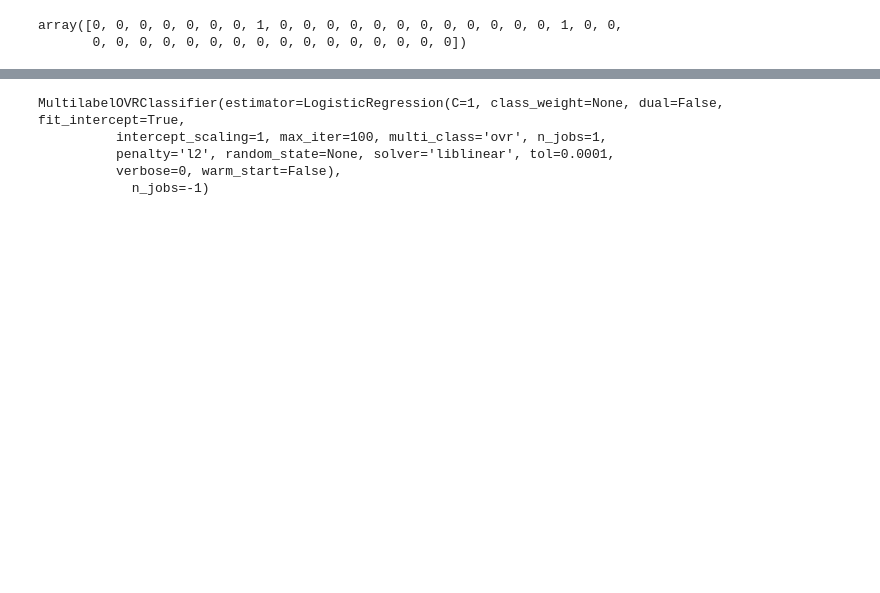
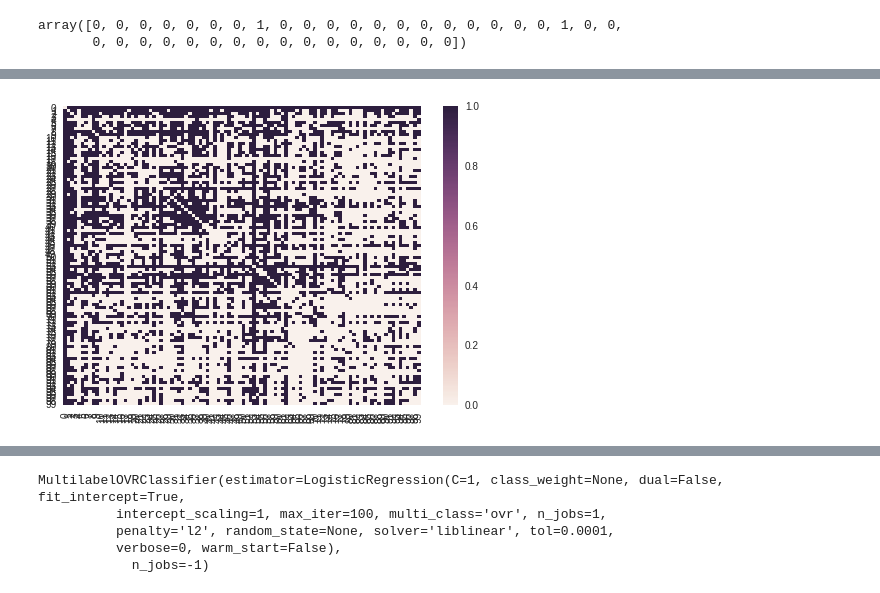
Before and after one commit to premolab/GraphEmbeddings, a Jupyter notebook: Main.ipynb, the cells around one changed output, grey strips where cells are left out. Drawn from its saved outputs; the diff is of its cells as text; code cells hidden in the pictures; blank space fills up the shorter version.

```diff
--- a/Main.ipynb
+++ b/Main.ipynb
@@ -47,0 +156,5 @@ array([0, 0, 0, 0, 0, 0, 0, 1, 0, 0, 0, 0, 0, 0, 0, 0, 0, 0, 0, 0, 1, 0, 0,
+# %%
+sns.heatmap(A[:100, :100])
+plt.show()
+# %% [output]
+[figure, added]
```
Also changed, not shown: parts of 24 cells of this notebook.
